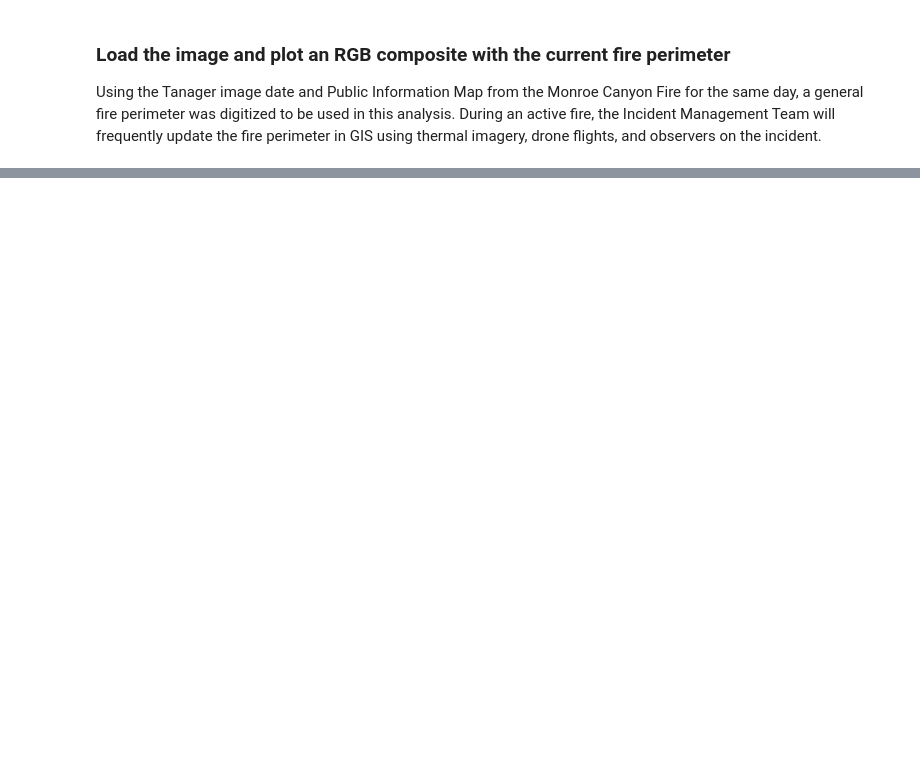
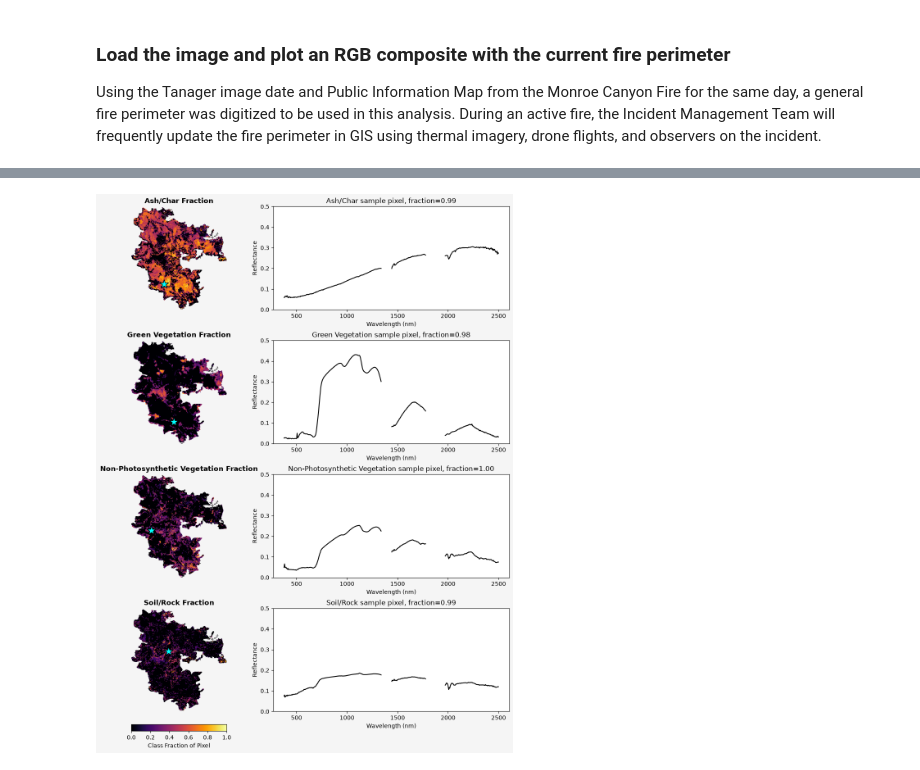
Before and after one commit to jackbtaylor/EDAC-Tanager-Active-Fire-Anatomy, a Jupyter notebook: notebooks/2_sr_burn_severity_analysis.ipynb, the cells around one changed output, grey strips where cells are left out. Cells and saved outputs as stored; diff of their text form; code cells hidden in the pictures; blank space fills up the shorter version.

```diff
--- a/notebooks/2_sr_burn_severity_analysis.ipynb
+++ b/notebooks/2_sr_burn_severity_analysis.ipynb
@@ -95,0 +223,15 @@ The resulting image will contain clear pixels with no smoke or active fire, filt
+# %%
+# Run MESMA on the clipped, masked, and band-filtered Tanager scene
+execute_kwargs = dict(
+    image=cube_for_mesma,
+    library=library,
+    look_up_table=look_up_table,
+    em_per_class=em_per_class,
+    constraints=(-0.05, 1.05, 0.0, 0.8, 0.025, -9999, -9999),
+    no_data_pixels=no_data_idx,
+    residual_image=False,
+)
+
+model = MesmaCore(n_cores=4)
+
+models_img, fractions_img, rmse_img, _ = model.execute(**execute_kwargs)
@@ -95,0 +249,52 @@ The resulting image will contain clear pixels with no smoke or active fire, filt
+# %%
+n_classes = len(class_dirs)
+valid = ~mesma_mask  # True = usable pixel
+
+# Pick a high pixel per class
+sample_pixels = {}
+for i, name in enumerate(class_dirs):
+    frac_valid = np.where(valid, fractions_img[i], -np.inf)
+    row, col = np.unravel_index(np.argmax(frac_valid), frac_valid.shape)
+    sample_pixels[name] = (row, col)
+
+# Figure dimensions
+fig = plt.figure(figsize=(10, 4 * n_classes))
+gs = gridspec.GridSpec(n_classes, 2, width_ratios=[1, 2], wspace=0.2, hspace=0.3, left=0.03, right=0.98)
+
+for i, name in enumerate(class_dirs):
+    row, col = sample_pixels[name]
+
+    # left: fraction map + marker
+    ax_map = fig.add_subplot(gs[i, 0])
+    im = ax_map.imshow(np.where(valid, fractions_img[i], np.nan),
+                        cmap="inferno", vmin=0, vmax=1)
+    ax_map.scatter(col, row, s=260, marker="*", facecolor="cyan",
+                    edgecolor="black", linewidth=1)
+    ax_map.set_title(f"{class_dict[name]} Fraction", fontsize=12, fontweight='bold')
+    ax_map.axis("off")
+    ax_map_last = ax_map # save reference to bottom map
+
+    # right: spectral curve at that pixel
+    ax_spec = fig.add_subplot(gs[i, 1])
+    spectrum_full = np.full(wavelengths_full.shape, np.nan)
+    spectrum_full[good] = cube[row, col, :]
+
+    ax_spec.plot(wavelengths_full, spectrum_full, color="black", linewidth=1.5)
+    ax_spec.set_ylim(0, 0.5)
+    ax_spec.set_title(f"{class_dict[name]} sample pixel, "
+                       f"fraction={fractions_img[i, row, col]:.2f}")
+    ax_spec.set_xlabel("Wavelength (nm)")
+    ax_spec.set_ylabel("Reflectance")
+
+fig.canvas.draw()
+pos = ax_map_last.get_position()  # bbox of bottom map in figure fraction coords
+
+cbar_h = 0.01
+cbar_gap = 0.02  # vertical gap between map bottom and colorbar top
+cbar_ax = fig.add_axes([pos.x0, pos.y0 - cbar_gap - cbar_h, pos.width, cbar_h])
+fig.colorbar(im, cax=cbar_ax, orientation="horizontal", label="Class Fraction of Pixel")
+
+plt.gcf().set_facecolor('whitesmoke')
+plt.show()
+# %% [output]
+[figure, added]
```
Also changed, not shown: parts of 14 cells of this notebook, 6 other files.
